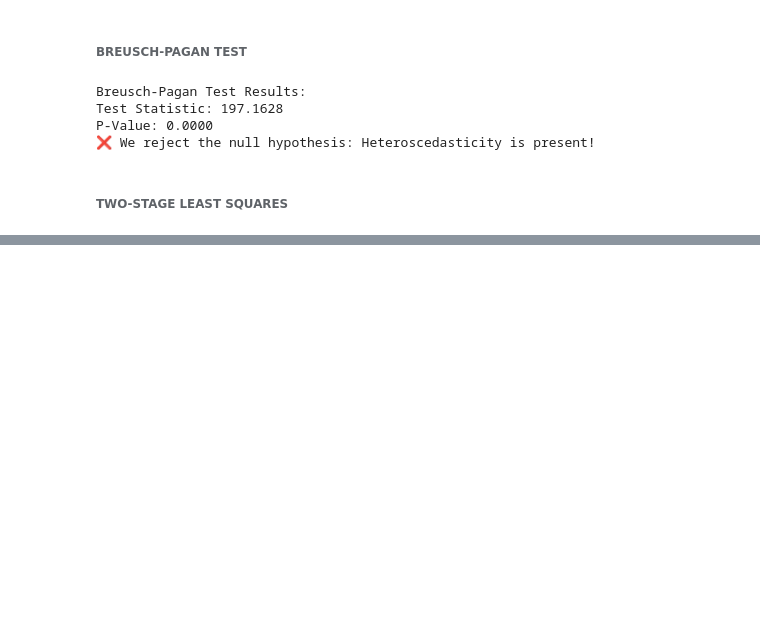
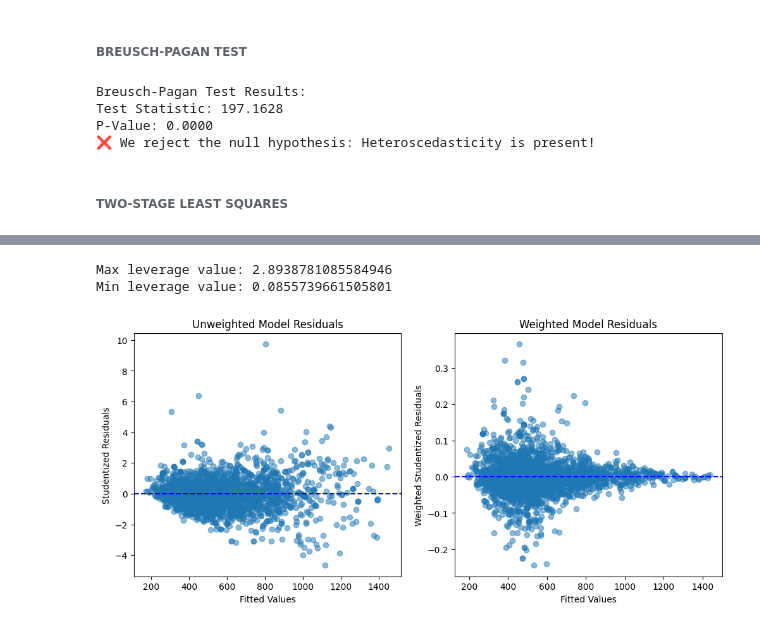
Before and after one commit to eminsin/Price_Prediction_with_Regression_Analysis, a Jupyter notebook: RegressionAnalysis.ipynb, the cells around one changed output, grey strips where cells are left out. Cells and saved outputs as stored; diff of their text form; code cells hidden in the pictures; blank space fills up the shorter version.

```diff
--- a/RegressionAnalysis.ipynb
+++ b/RegressionAnalysis.ipynb
@@ -1165,0 +1208,42 @@ P-Value: 0.0000
+# %%
+# Compute weighted residuals
+epsilon_hat_H05_weighted = model_H05_weighted.resid  # Residuals from the weighted model
+
+# Compute leverage values
+influence = OLSInfluence(model_H05_weighted)     # Influence measures
+hat_values_weighted = influence.hat_matrix_diag  # Extract leverage (h_ii)
+
+# Compute standard deviation of residuals
+sigma_hat_weighted = model_H05_weighted.scale ** 0.5
+
+valid_hat_values = np.maximum(1 - hat_values_weighted, 0)  # Ensure non-negative values
+
+# Compute studentized residuals (weighted)
+r_H05_weighted = (
+    epsilon_hat_H05_weighted / (sigma_hat_weighted * np.sqrt(1 - valid_hat_values))
+) * w_i_hat
+# %%
+print("Max leverage value:", np.max(hat_values_weighted))
+print("Min leverage value:", np.min(hat_values_weighted))
+# %% [output]
+Max leverage value: 2.8938781085584946
+Min leverage value: 0.0855739661505801
+# %%
+# Plot residuals before and after weighting
+fig, axes = plt.subplots(1, 2, figsize=(12, 5))
+
+axes[0].scatter(model_H05.fittedvalues, studentized_residuals, alpha=0.5)
+axes[0].axhline(y=0, color='blue', linestyle='dashed')
+axes[0].set_xlabel("Fitted Values")
+axes[0].set_ylabel("Studentized Residuals")
+axes[0].set_title("Unweighted Model Residuals")
+
+axes[1].scatter(model_H05_weighted.fittedvalues, r_H05_weighted, alpha=0.5)
+axes[1].axhline(y=0, color='blue', linestyle='dashed')
+axes[1].set_xlabel("Fitted Values")
+axes[1].set_ylabel("Weighted Studentized Residuals")
+axes[1].set_title("Weighted Model Residuals")
+
+plt.show()
+# %% [output]
+[figure, added]
```
Also changed, not shown: parts of 11 cells of this notebook.
